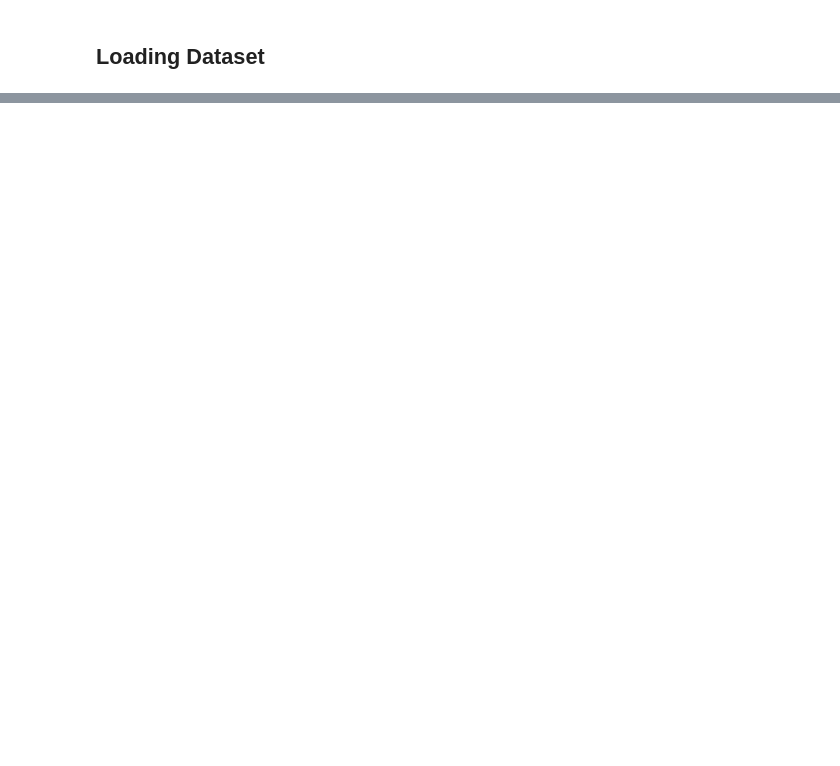
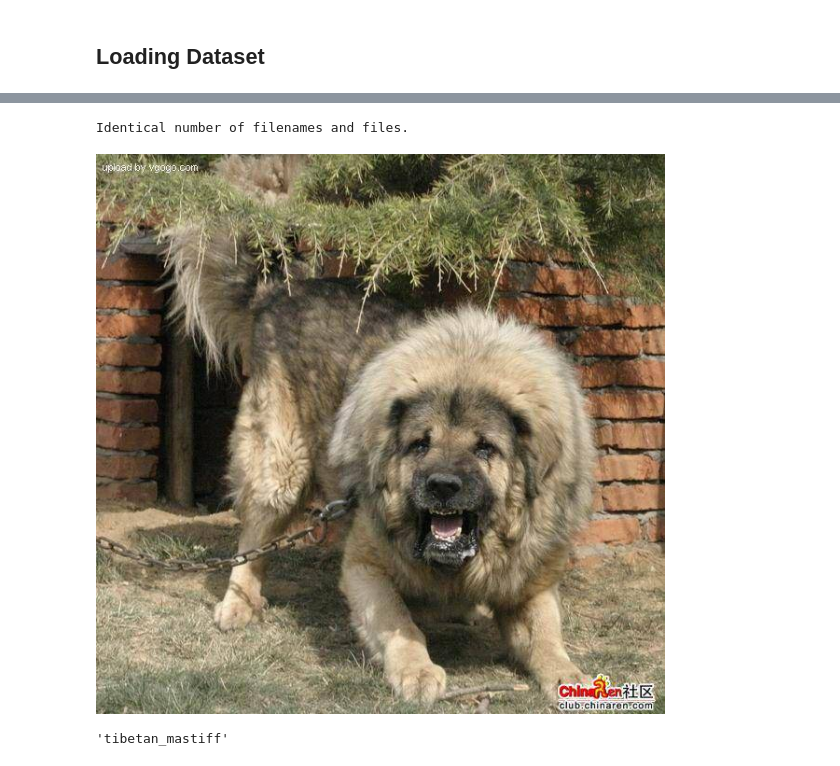
Before and after one commit to koulkoudakis/dog-breed-classifier, a Jupyter notebook: dog_breed_classifier.ipynb, the cells around one changed output, grey strips where cells are left out. Saved outputs shown, nothing was run; the diff lists cells and outputs as text; code cells hidden in the pictures; blank space fills up the shorter version.

```diff
--- a/dog_breed_classifier.ipynb
+++ b/dog_breed_classifier.ipynb
@@ -66,0 +147,6 @@ Streaming output truncated to the last 5000 lines.
+# %%
+# Create pathnames from image ID's
+filenames = ["drive/MyDrive/ML Projects/train/" + fname + ".jpg" for fname in labels_csv["id"]]
+
+# Check first 10
+filenames[:10]
@@ -66,0 +164,17 @@ Streaming output truncated to the last 5000 lines.
+# %%
+# Check whether number of filenames matches number of images
+import os
+if len(os.listdir("drive/MyDrive/ML Projects/train/")) != len(filenames):
+  print("Mismatched number of filenames and files, check target directory.")
+else:
+  print("Identical number of filenames and files.")
+# %% [output]
+Identical number of filenames and files.
+# %%
+Image(filenames[9000])
+# %% [output]
+[figure, added]
+# %%
+labels_csv["breed"][9000]
+# %% [output]
+'tibetan_mastiff'
```
Also changed, not shown: parts of 13 cells of this notebook.
